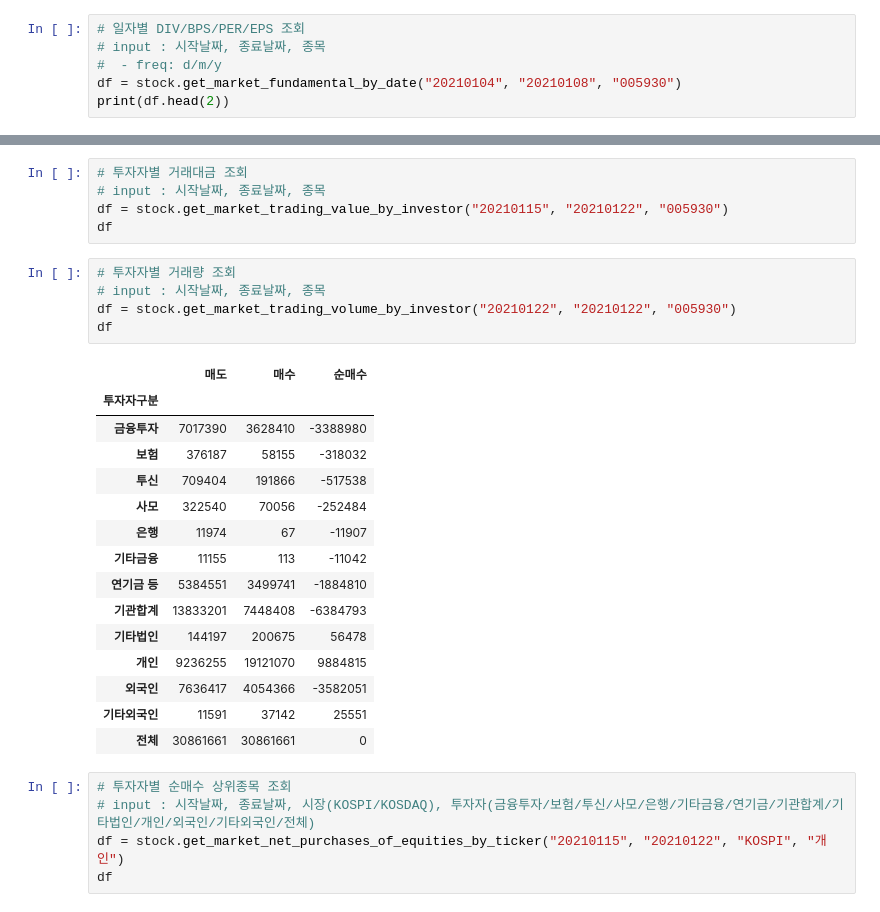
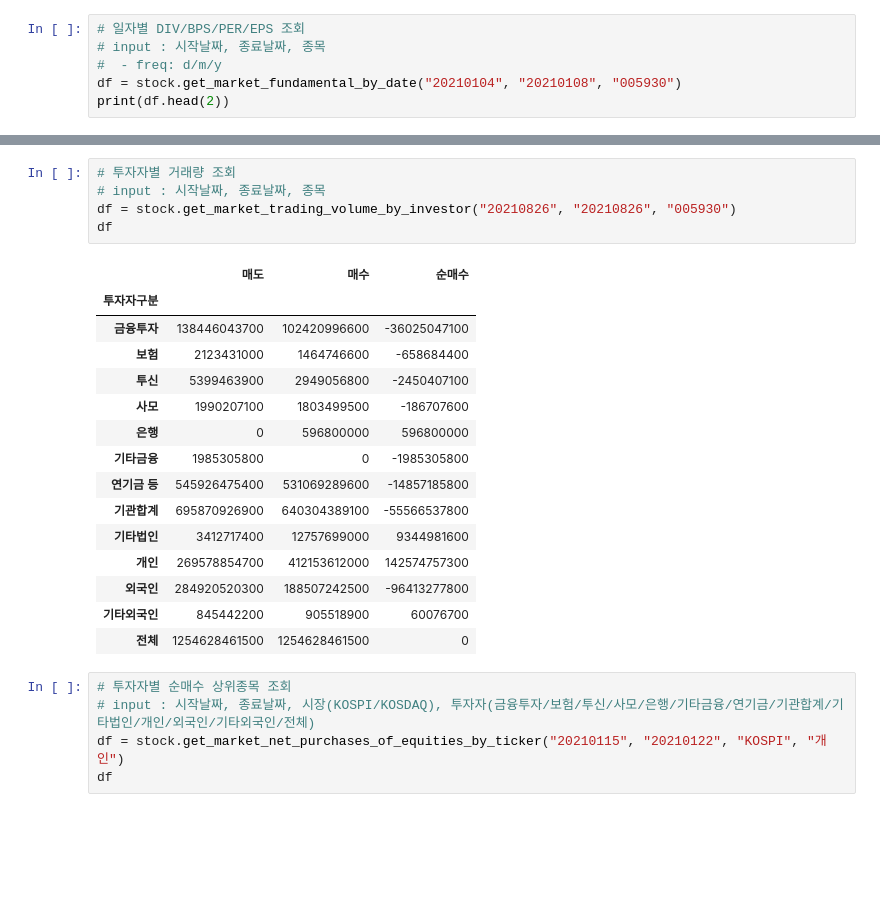
Before and after one commit to rivernine/indexduck, a Jupyter notebook: pykrx/stocksinsite.ipynb, the cells around one changed output, grey strips where cells are left out. Saved outputs shown, nothing was run; the diff lists cells and outputs as text; blank space fills up the shorter version.

```diff
--- a/pykrx/stocksinsite.ipynb
+++ b/pykrx/stocksinsite.ipynb
@@ -78,29 +103,24 @@ df
 # %%
-# 투자자별 거래대금 조회
+# 투자자별 거래량 조회
 # input : 시작날짜, 종료날짜, 종목
-df = stock.get_market_trading_value_by_investor("20210115", "20210122", "005930")
+df = stock.get_market_trading_volume_by_investor("20210826", "20210826", "005930")
 df
+# %% [output]
+|  | 매도 | 매수 | 순매수 |
+| 투자자구분 |  |  |  |
+| 금융투자 | 138446043700 | 102420996600 | -36025047100 |
+| 보험 | 2123431000 | 1464746600 | -658684400 |
+| 투신 | 5399463900 | 2949056800 | -2450407100 |
+| 사모 | 1990207100 | 1803499500 | -186707600 |
+| 은행 | 0 | 596800000 | 596800000 |
+| 기타금융 | 1985305800 | 0 | -1985305800 |
+| 연기금 등 | 545926475400 | 531069289600 | -14857185800 |
+| 기관합계 | 695870926900 | 640304389100 | -55566537800 |
+| 기타법인 | 3412717400 | 12757699000 | 9344981600 |
+| 개인 | 269578854700 | 412153612000 | 142574757300 |
+| 외국인 | 284920520300 | 188507242500 | -96413277800 |
+| 기타외국인 | 845442200 | 905518900 | 60076700 |
+| 전체 | 1254628461500 | 1254628461500 | 0 |
-# %%
-# 투자자별 거래량 조회
-# input : 시작날짜, 종료날짜, 종목
-df = stock.get_market_trading_volume_by_investor("20210122", "20210122", "005930")
-df
-# %% [output]
-|  | 매도 | 매수 | 순매수 |
-| 투자자구분 |  |  |  |
-| 금융투자 | 7017390 | 3628410 | -3388980 |
-| 보험 | 376187 | 58155 | -318032 |
-| 투신 | 709404 | 191866 | -517538 |
-| 사모 | 322540 | 70056 | -252484 |
-| 은행 | 11974 | 67 | -11907 |
-| 기타금융 | 11155 | 113 | -11042 |
-| 연기금 등 | 5384551 | 3499741 | -1884810 |
-| 기관합계 | 13833201 | 7448408 | -6384793 |
-| 기타법인 | 144197 | 200675 | 56478 |
-| 개인 | 9236255 | 19121070 | 9884815 |
-| 외국인 | 7636417 | 4054366 | -3582051 |
-| 기타외국인 | 11591 | 37142 | 25551 |
-| 전체 | 30861661 | 30861661 | 0 |
 # %%
 # 투자자별 순매수 상위종목 조회
 # input : 시작날짜, 종료날짜, 시장(KOSPI/KOSDAQ), 투자자(금융투자/보험/투신/사모/은행/기타금융/연기금/기관합계/기타법인/개인/외국인/기타외국인/전체)
```
Also changed, not shown: parts of 8 cells of this notebook, 1 other file.
